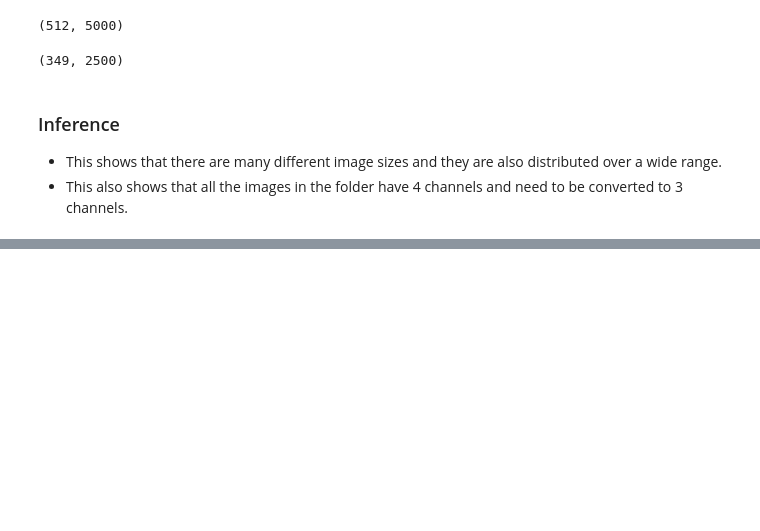
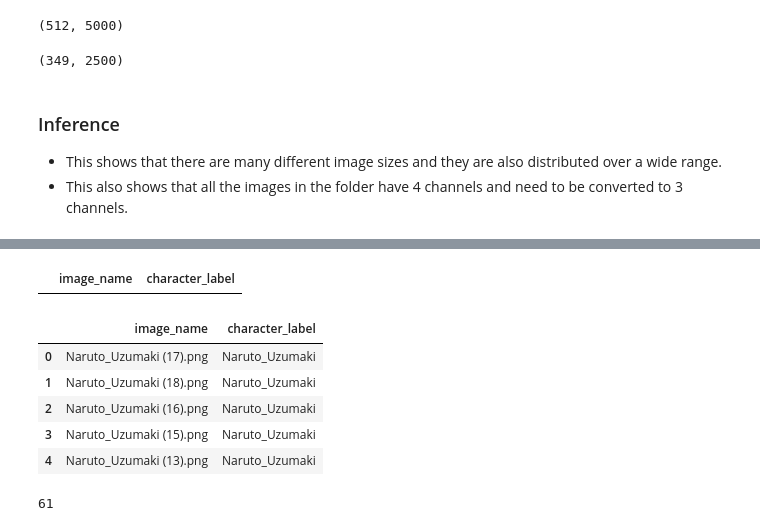
Before and after one commit to Shubhranshu-Malhotra/Naruto_Characters_Classification, a Jupyter notebook: Naruto_Characters_Classification_Pilot_Project.ipynb, the cells around one changed output, grey strips where cells are left out. Drawn from its saved outputs; the diff is of its cells as text; code cells hidden in the pictures; blank space fills up the shorter version.

```diff
--- a/Naruto_Characters_Classification_Pilot_Project.ipynb
+++ b/Naruto_Characters_Classification_Pilot_Project.ipynb
@@ -157,0 +185,34 @@ np.min(dim_2_sakura), np.max(dim_2_sakura)
+# %%
+naruto_path = dir_path + '/Naruto_Uzumaki_Selected/'
+# %%
+# dataframe that will store image names and labels
+df = pd.DataFrame(columns = ['image_name', 'character_label'])
+# %%
+df
+# %% [output]
+|  | image_name | character_label |
+# %%
+# Add Naruto image names and labels to dataframe
+i = 0
+for image_name in os.listdir(naruto_path):
+  df.loc[i,'image_name'] = image_name
+  df.loc[i, 'character_label'] = 'Naruto_Uzumaki'
+  i+=1
+# %%
+df.head()
+# %% [output]
+|  | image_name | character_label |
+| 0 | Naruto_Uzumaki (17).png | Naruto_Uzumaki |
+| 1 | Naruto_Uzumaki (18).png | Naruto_Uzumaki |
+| 2 | Naruto_Uzumaki (16).png | Naruto_Uzumaki |
+| 3 | Naruto_Uzumaki (15).png | Naruto_Uzumaki |
+| 4 | Naruto_Uzumaki (13).png | Naruto_Uzumaki |
+# %%
+# Add Sasuke image names and labels to dataframe
+print(i)
+for image_name in os.listdir(sasuke_path):
+  df.loc[i,'image_name'] = image_name
+  df.loc[i, 'character_label'] = 'Sasuke_Uchiha'
+  i+=1
+# %% [output]
+61
```
Also changed, not shown: parts of 30 cells of this notebook.
